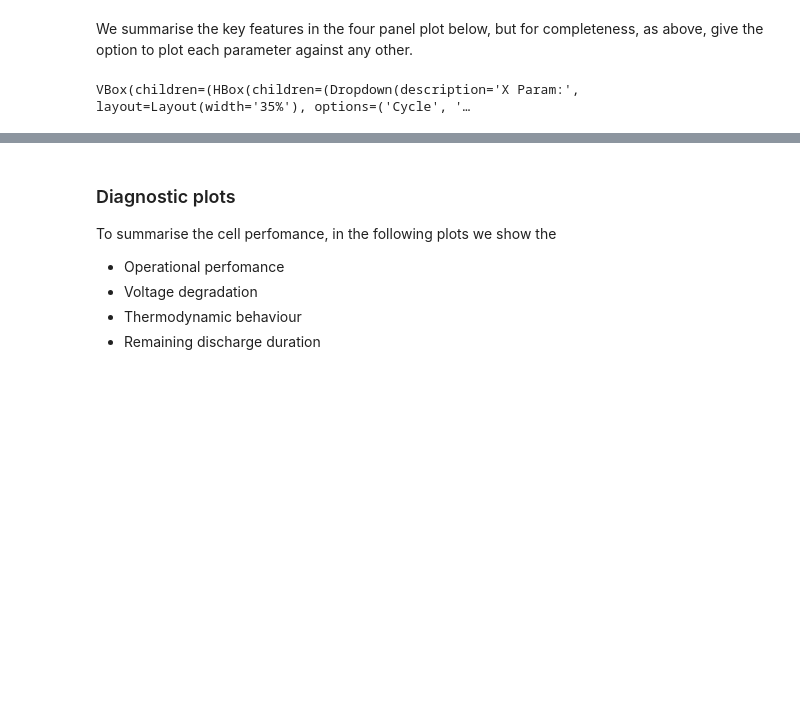
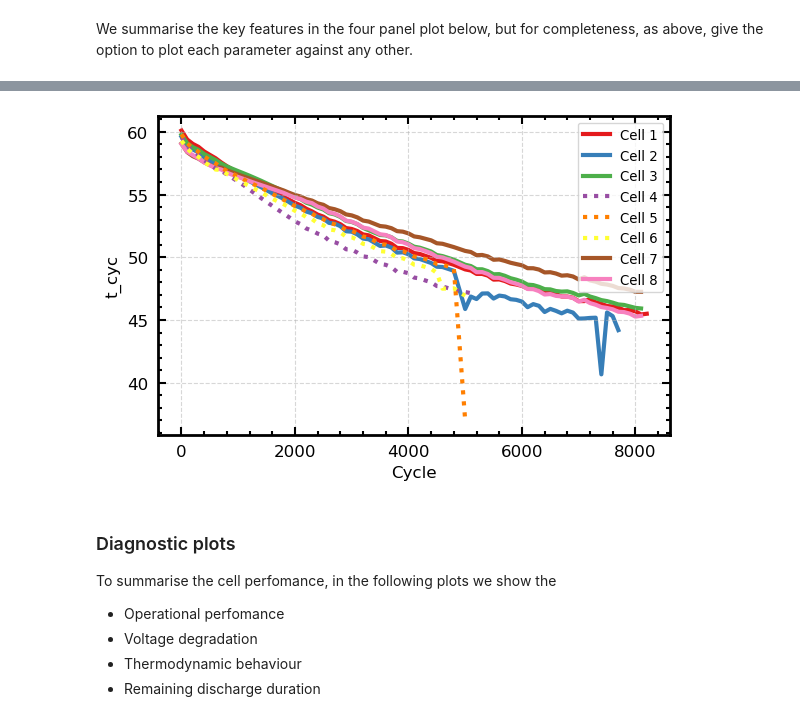
Before and after one commit to steviecurran/battery-prognostics-ml, a Jupyter notebook: notebooks/03_feature_engineering.ipynb, the cells around one changed output, grey strips where cells are left out. Drawn from its saved outputs; the diff is of its cells as text; code cells hidden in the pictures; blank space fills up the shorter version.

Commit message:
Update notebooks to use unified loader

```diff
--- a/notebooks/03_feature_engineering.ipynb
+++ b/notebooks/03_feature_engineering.ipynb
@@ -11,9 +11,9 @@ import pandas as pd
 PROJECT_ROOT = Path.cwd().parent
 project_root_abs = os.path.abspath(PROJECT_ROOT)
 sys.path.insert(0, project_root_abs)
-from src.loader import extract_advanced_features
+from src.loader import load_oxford_dataset, extract_advanced_features
 from scipy.signal import savgol_filter, find_peaks
 import numpy as np
 
-USE_DEFAULTS = False # True = runs presets silently | False = uses custom options below
+USE_DEFAULTS = True # True = runs presets silently | False = uses custom options below
 # %%
@@ -223,7 +218,7 @@ from IPython.display import display, clear_output
 from src.plotter import summ_plot
 
 if USE_DEFAULTS:
-    xpara    = 'Cycle';ypara    = 't_cyc';save_fmt = 'no'
+    cyc_no = 5000; xpara = 'Cycle';ypara = 't_cyc';save_fmt = 'no'
 else:
     paras = [col for col in dfc.columns  if col not in ['Cell',  'Test']] # if dfc is not None else ['Time_min', 'Voltage_V', 'Charge_mAh', 'Temperature_C']
 
@@ -238,7 +233,7 @@ else:
     ui = widgets.VBox([menu])
 
 if USE_DEFAULTS:
-    summ_plot(dfc,cyc_no, xpara, ypara, save_fmt)
+    summ_plot(dfc,xpara, ypara, save_fmt)
 else:
     clear_output(wait=True)
     out = widgets.interactive_output(summ_plot,{'dfc': widgets.fixed(dfc),
@@ -250,4 +245,3 @@ else:
     dd_format.value = 'no'
     is_resetting = False
 # %% [output]
-VBox(children=(HBox(children=(Dropdown(description='X Param:', layout=Layout(width='35%'), options=('Cycle', '…
@@ -255,3 +248,4 @@ VBox(children=(HBox(children=(Dropdown(description='X Param:', layout=Layout(wid
+[figure, added]
 # %% [markdown]
 ### Diagnostic plots
 
```
Also changed, not shown: parts of 4 cells of this notebook, 1 other file.
